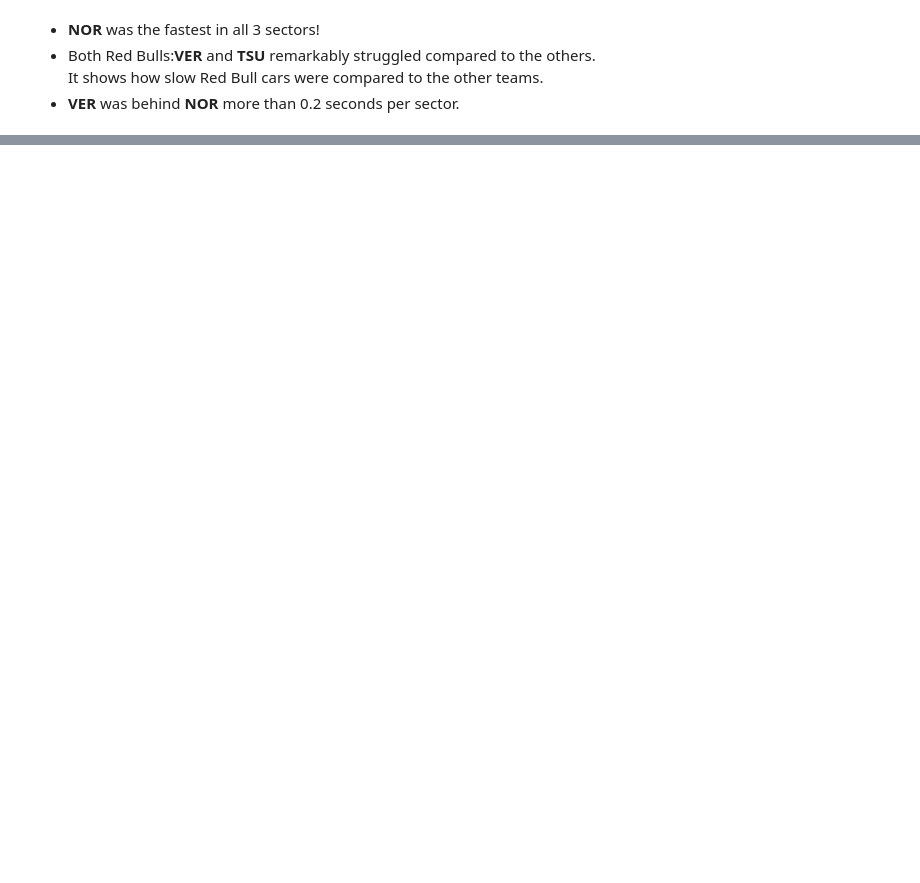
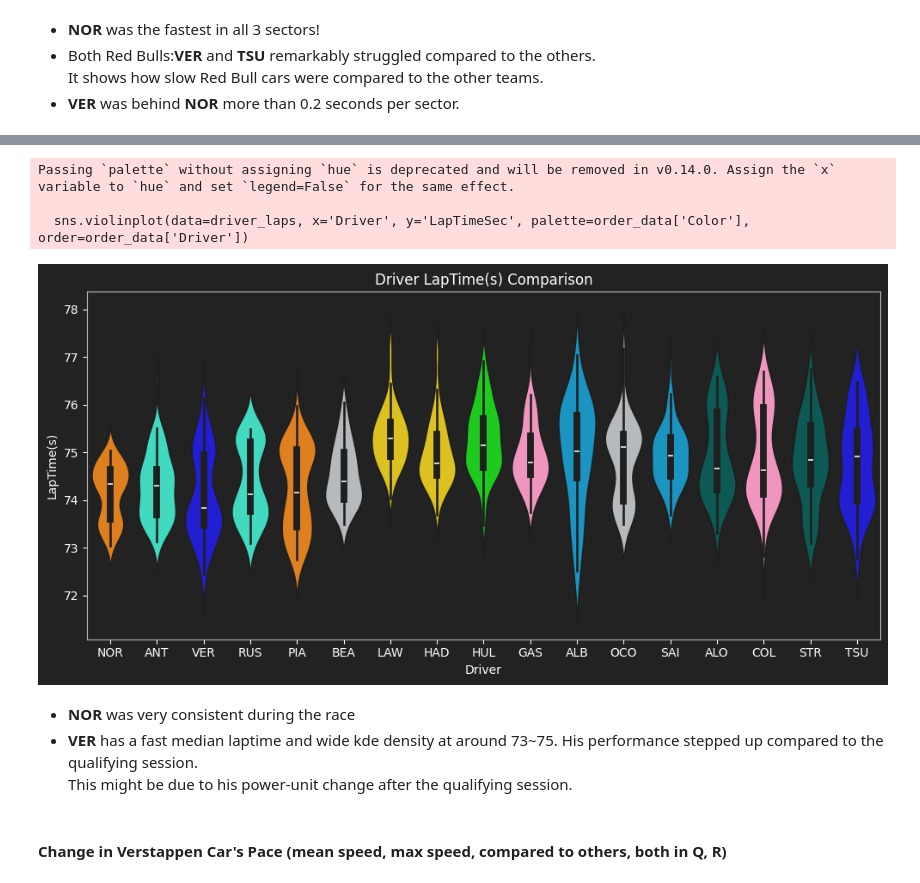
Before and after one commit to otola03/Kaggle_Studies, a Jupyter notebook: f1_analysis/f1_2025_brazilgp.ipynb, the cells around one changed output, grey strips where cells are left out. Saved outputs shown, nothing was run; the diff lists cells and outputs as text; code cells hidden in the pictures; blank space fills up the shorter version.

```diff
--- a/f1_analysis/f1_2025_brazilgp.ipynb
+++ b/f1_analysis/f1_2025_brazilgp.ipynb
@@ -154,0 +157,3 @@ It shows how slow Red Bull cars were compared to the other teams.
+# %%
+session_r = ff1.get_session(2025, 'Brazil', 'R')
+session_r.load()
@@ -154,0 +178,15 @@ It shows how slow Red Bull cars were compared to the other teams.
+# %%
+driver_laps = session_r.laps.pick_drivers(drivers).pick_quicklaps()
+
+# driver numbers in finishing order (NOR: 4, VER: 1, ...)
+# remove DNF drivers.: HAM, LEC, BOR
+order_num = session_r.drivers[:-3]
+order_data = {
+    'Driver': [],
+    'Color': []
+}
+for number in order_num:
+    driver_abbr = session_r.get_driver(number)['Abbreviation']
+    order_data['Driver'].append(driver_abbr)
+    order_data['Color'].append(ff1.plotting.get_driver_color(driver_abbr, session_r))
+order_data
@@ -154,0 +211,24 @@ It shows how slow Red Bull cars were compared to the other teams.
+# %%
+fig, ax = plt.subplots(figsize=(10, 5))
+set_dark(ax)
+
+driver_laps['LapTimeSec'] = driver_laps['LapTime'].dt.total_seconds()
+
+sns.violinplot(data=driver_laps, x='Driver', y='LapTimeSec', palette=order_data['Color'], order=order_data['Driver'])
+
+ax.set_title('Driver LapTime(s) Comparison')
+ax.set_ylabel('LapTime(s)')
+
+plt.tight_layout()
+plt.show()
+# %% [output]
+Passing `palette` without assigning `hue` is deprecated and will be removed in v0.14.0. Assign the `x` variable to `hue` and set `legend=False` for the same effect.
+
+  sns.violinplot(data=driver_laps, x='Driver', y='LapTimeSec', palette=order_data['Color'], order=order_data['Driver'])
+[figure, added]
+# %% [markdown]
+- __NOR__ was very consistent during the race
+- __VER__ has a fast median laptime and wide kde density at around 73~75. His performance stepped up compared to the qualifying session.
+This might be due to his power-unit change after the qualifying session.
+# %% [markdown]
+#### Change in Verstappen Car's Pace (mean speed, max speed, compared to others, both in Q, R)
```
Also changed, not shown: parts of 7 cells of this notebook, 12 other files.
